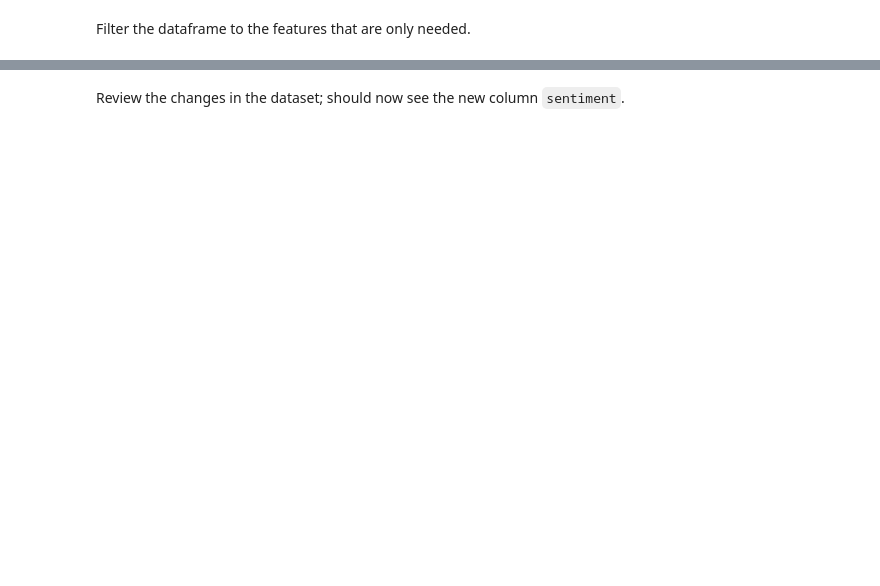
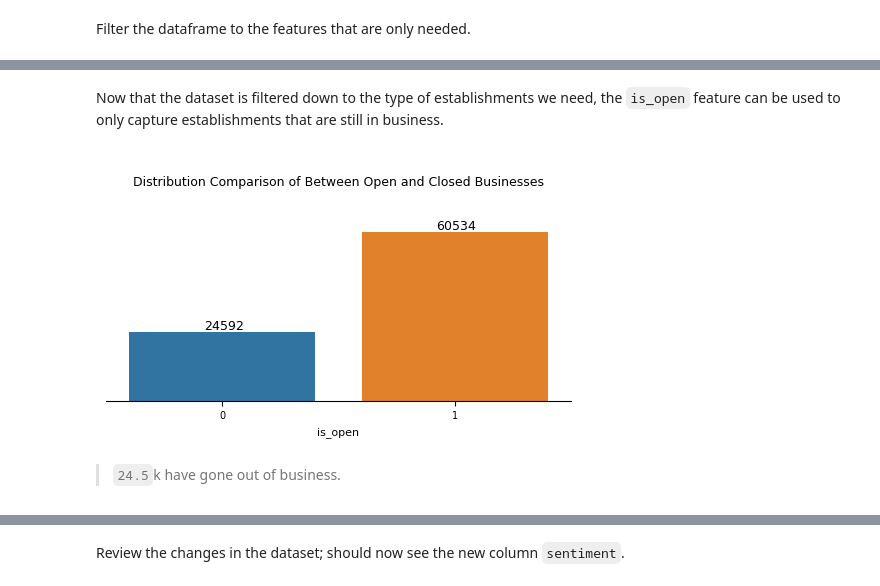
Before and after one commit to praisedev/sentiment-analysis-1, a Jupyter notebook: Sentiment Analysis.ipynb, the cells around one changed output, grey strips where cells are left out. Saved outputs shown, nothing was run; the diff lists cells and outputs as text; code cells hidden in the pictures; blank space fills up the shorter version.

```diff
--- a/Sentiment Analysis.ipynb
+++ b/Sentiment Analysis.ipynb
@@ -92,0 +112,4 @@ plt.hist(reviews_dataset.stars);
+# %%
+business_json = '../yelp_dataset/yelp_academic_dataset_business.json'
+business_df = create_dataframe(business_json)
+business_df.info()
@@ -92,0 +136,8 @@ plt.hist(reviews_dataset.stars);
+# %%
+# Business criteria: Restaurants, Bars, Pub, or wherever there's Food
+eat_drink_business_df = business_df.query('not categories.isnull() and \
+                  (categories.str.contains("Food") or categories.str.contains("Restaurants") \
+                   or categories.str.contains("Bars") or categories.str.contains("Pub"))',
+                  engine='python')
+
+eat_drink_business_df[['name', 'categories']].sample(5)
@@ -92,0 +151,21 @@ plt.hist(reviews_dataset.stars);
+# %% [markdown]
+Now that the dataset is filtered down to the type of establishments we need, the `is_open` feature can be used to only capture establishments that are still in business.
+# %%
+results = eat_drink_business_df.is_open
+params = {'axes.spines.top':False, 'axes.spines.right': False, 'axes.spines.left': False, 'axes.labelsize' : 8,
+          'xtick.labelsize' : 7, 'axes.titlesize':9}
+matplotlib.rcParams.update(params)
+fig = plt.figure(constrained_layout=False, figsize=(6, 2.3))
+ax = fig.gca()
+ax.set_title('\nDistribution Comparison of Between Open and Closed Businesses\n\n')
+p = sns.countplot(x=results, ax=ax)
+ax.yaxis.set_visible(False)
+counts=pd.Series(results).value_counts().sort_values(ascending=True)
+for i, count in enumerate(counts):
+    ax.text(i-.08, count+1000, '{}'.format(count), fontsize=9)
+
+matplotlib.rcParams.update(matplotlib.rcParamsDefault);
+# %% [output]
+[figure, added]
+# %% [markdown]
+> `24.5`k have gone out of business.
```
Also changed, not shown: parts of 60 cells of this notebook, 2 other files.
